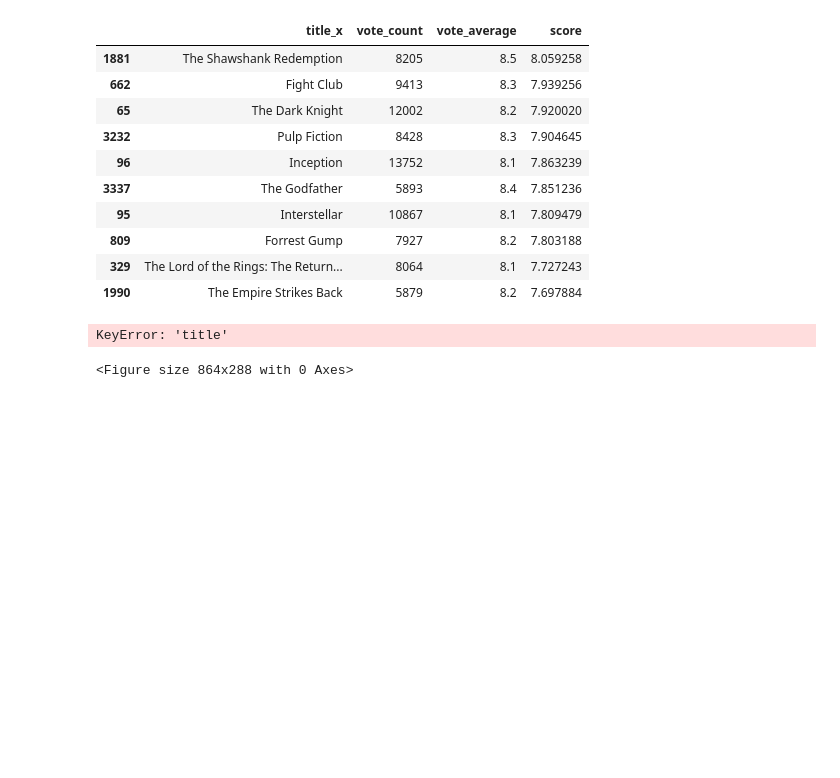
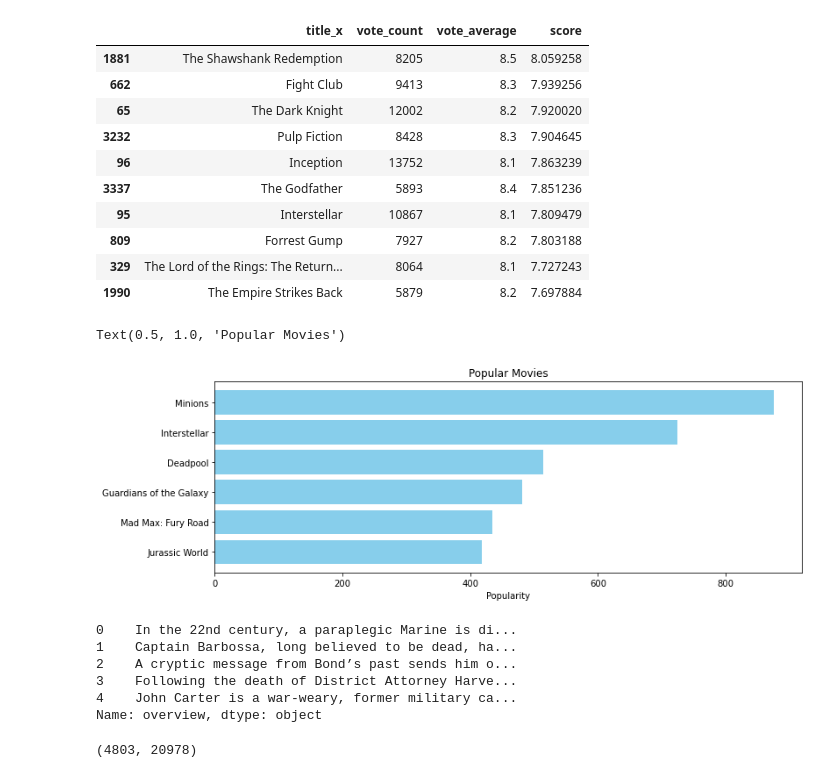
Before and after one commit to ethomps33/Final_Project, a Jupyter notebook: Resources/Movie Ratings.ipynb, the cells around one changed output. Saved outputs shown, nothing was run; the diff lists cells and outputs as text; code cells hidden in the pictures; blank space fills up the shorter version.

```diff
--- a/Resources/Movie Ratings.ipynb
+++ b/Resources/Movie Ratings.ipynb
@@ -127,13 +127,13 @@ filtered_movies[['title_x', 'vote_count', 'vote_average', 'score']].head(10)
 # %%
 pop= movie_ratings.sort_values('popularity', ascending=False)
 import matplotlib.pyplot as plt
 plt.figure(figsize=(12,4))
 
-plt.barh(pop['title'].head(6),pop['popularity'].head(6), align='center',
+plt.barh(pop['title_x'].head(6),pop['popularity'].head(6), align='center',
         color='skyblue')
 plt.gca().invert_yaxis()
 plt.xlabel("Popularity")
 plt.title("Popular Movies")
 # %% [output]
-KeyError: 'title'
+Text(0.5, 1.0, 'Popular Movies')
-<Figure size 864x288 with 0 Axes>
+[figure, added]
@@ -143,0 +140,26 @@ filtered_movies.head()
+# %%
+movie_ratings['overview'].head(5)
+# %% [output]
+0    In the 22nd century, a paraplegic Marine is di...
+1    Captain Barbossa, long believed to be dead, ha...
+2    A cryptic message from Bond’s past sends him o...
+3    Following the death of District Attorney Harve...
+4    John Carter is a war-weary, former military ca...
+Name: overview, dtype: object
+# %%
+#Import TfIdfVectorizer from scikit-learn
+from sklearn.feature_extraction.text import TfidfVectorizer
+
+#Define a TF-IDF Vectorizer Object. Remove all english stop words such as 'the', 'a'
+tfidf = TfidfVectorizer(stop_words='english')
+
+#Replace NaN with an empty string
+movie_ratings['overview'] = movie_ratings['overview'].fillna('')
+
+#Construct the required TF-IDF matrix by fitting and transforming the data
+tfidf_matrix = tfidf.fit_transform(movie_ratings['overview'])
+
+#Output the shape of tfidf_matrix
+tfidf_matrix.shape
+# %% [output]
+(4803, 20978)
```
Also changed, not shown: parts of 6 cells of this notebook.
